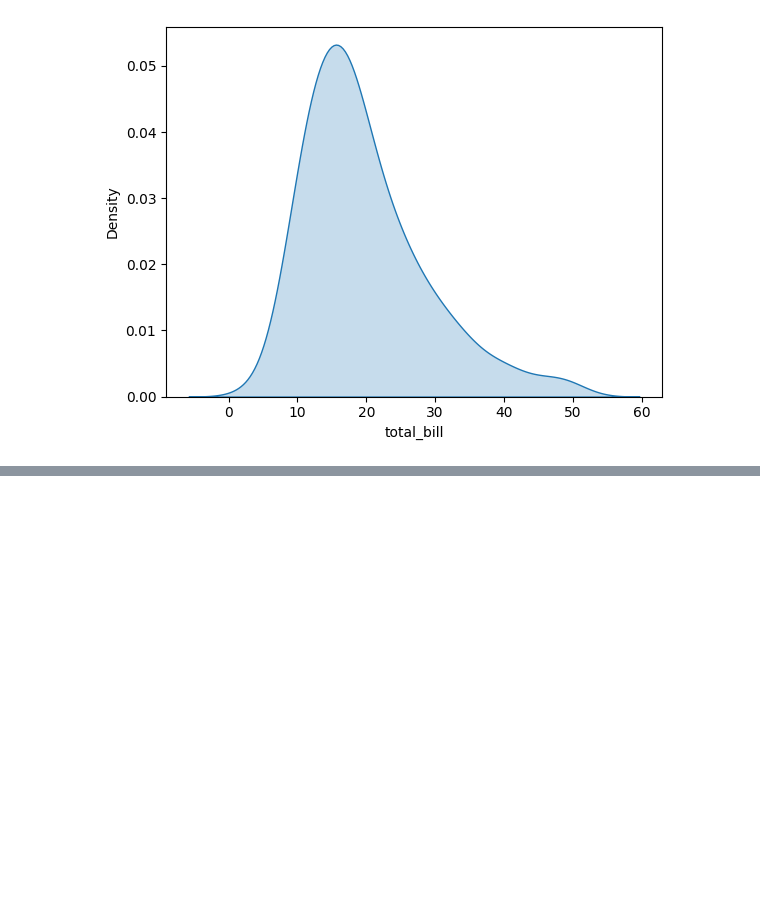
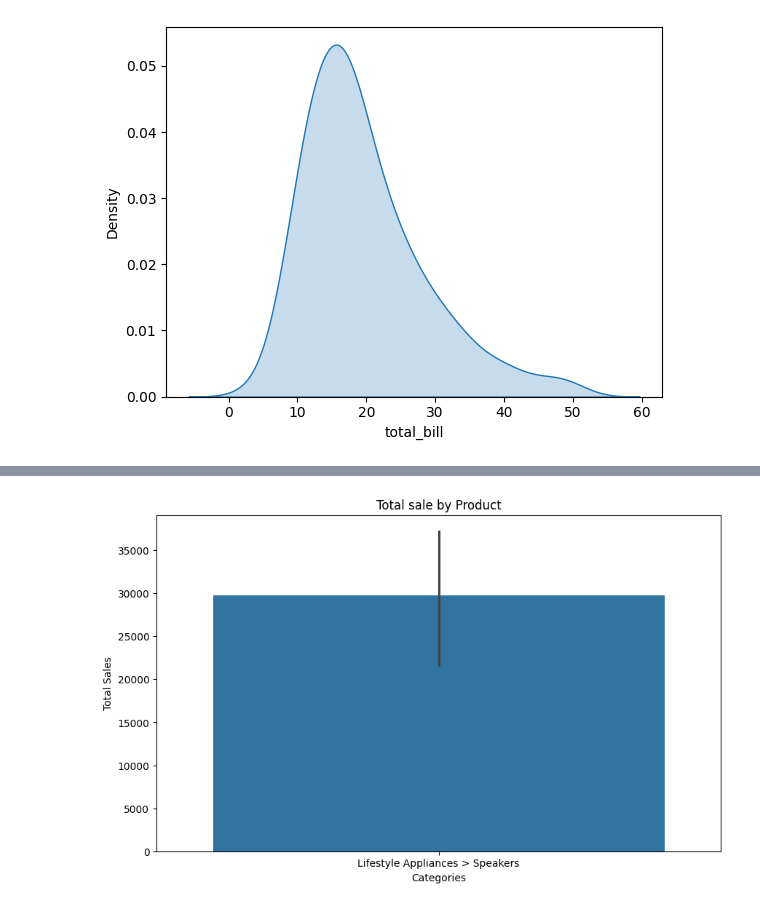
Before and after one commit to Raimal-Raja/DataScience-ML-DL-NLP, a Jupyter notebook: 10_Data_Analysis_with_Python/Seaborn/1_intro.ipynb, the cells around one changed output, grey strips where cells are left out. Saved outputs shown, nothing was run; the diff lists cells and outputs as text; code cells hidden in the pictures; blank space fills up the shorter version.

```diff
--- a/10_Data_Analysis_with_Python/Seaborn/1_intro.ipynb
+++ b/10_Data_Analysis_with_Python/Seaborn/1_intro.ipynb
@@ -75,0 +97,3 @@ This will become an error in seaborn v0.14.0; please update your code.
+# %%
+sales_df = pd.read_csv('my.csv')
+sales_df.head(5)
@@ -75,0 +107,10 @@ This will become an error in seaborn v0.14.0; please update your code.
+# %%
+## Plot total sale by product
+plt.figure(figsize=(10,6))
+sns.barplot(x='Categories', y='Regular price', data=sales_df, estimator=sum)
+plt.title('Total sale by Product')
+plt.xlabel('Categories')
+plt.ylabel('Total Sales')
+plt.show()
+# %% [output]
+[figure, added]
```
Also changed, not shown: parts of 6 cells of this notebook, 1 other file.
